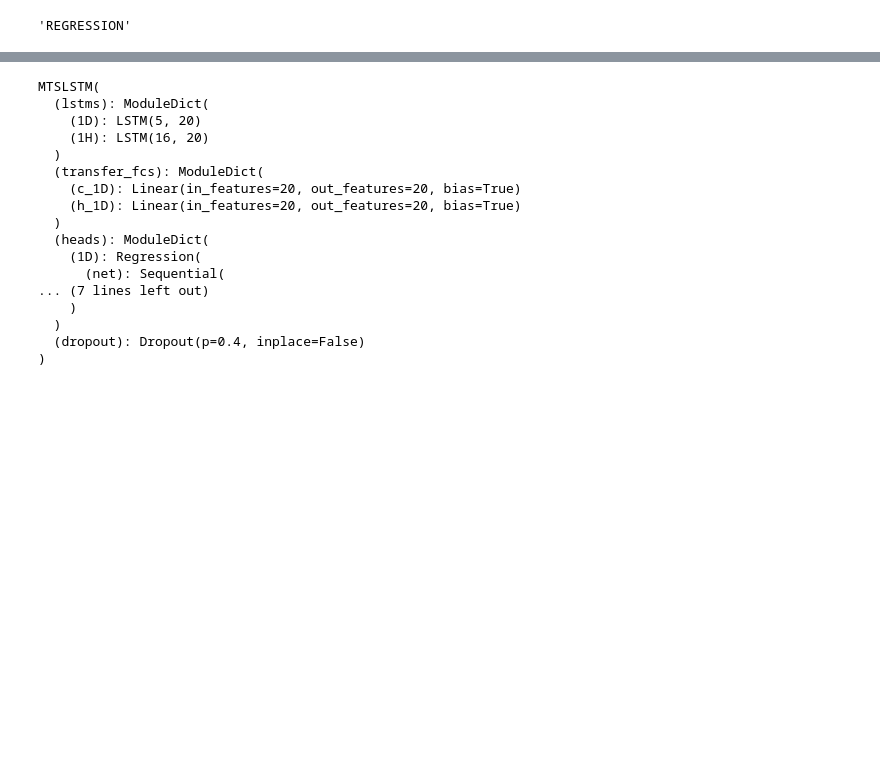
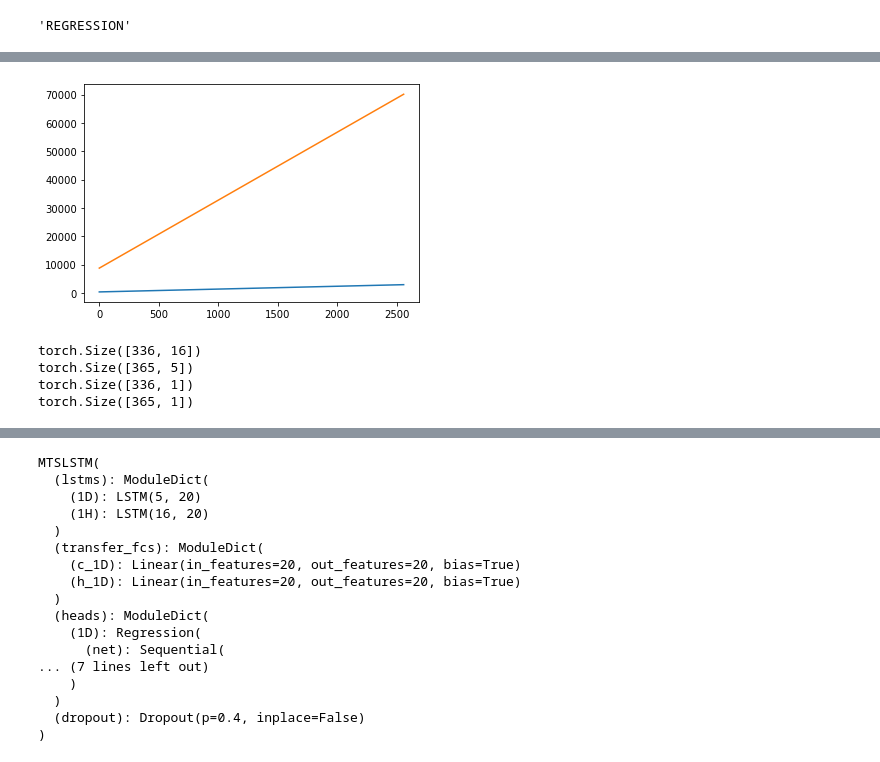
Before and after one commit to kramea/aibedo, a Jupyter notebook: TemporalModels/standalone/mts-lstm_models.ipynb, the cells around one changed output, grey strips where cells are left out. Saved outputs shown, nothing was run; the diff lists cells and outputs as text; code cells hidden in the pictures; blank space fills up the shorter version.

```diff
--- a/TemporalModels/standalone/mts-lstm_models.ipynb
+++ b/TemporalModels/standalone/mts-lstm_models.ipynb
@@ -238,0 +509,4 @@ conf_obj.head.upper()
+# %%
+save_lookup_tables(ds_test, "_test")
+# %% [output]
+[figure, added]
@@ -238,0 +533,11 @@ conf_obj.head.upper()
+# %%
+print(ds_sample['x_d_1H'].shape)
+print(ds_sample['x_d_1D'].shape)
+
+print(ds_sample['y_1H'].shape)
+print(ds_sample['y_1D'].shape)
+# %% [output]
+torch.Size([336, 16])
+torch.Size([365, 5])
+torch.Size([336, 1])
+torch.Size([365, 1])
```
Also changed, not shown: parts of 102 cells of this notebook, 33 other files.
